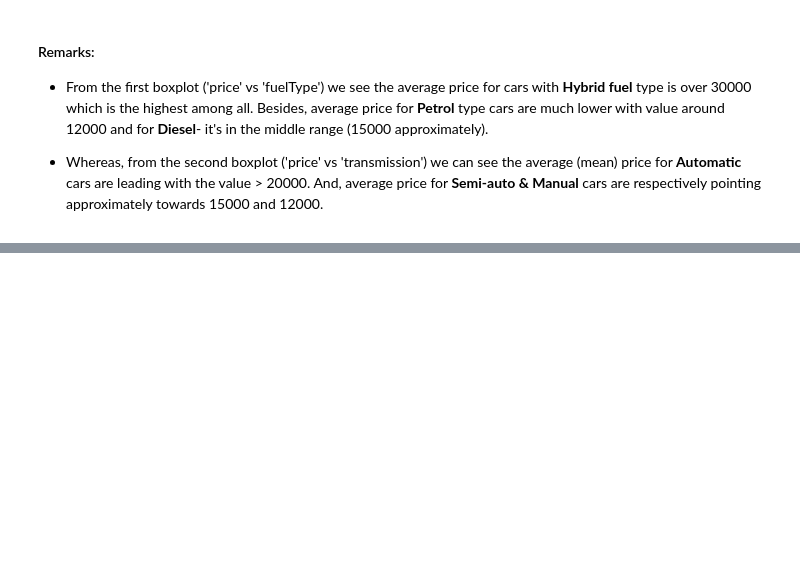
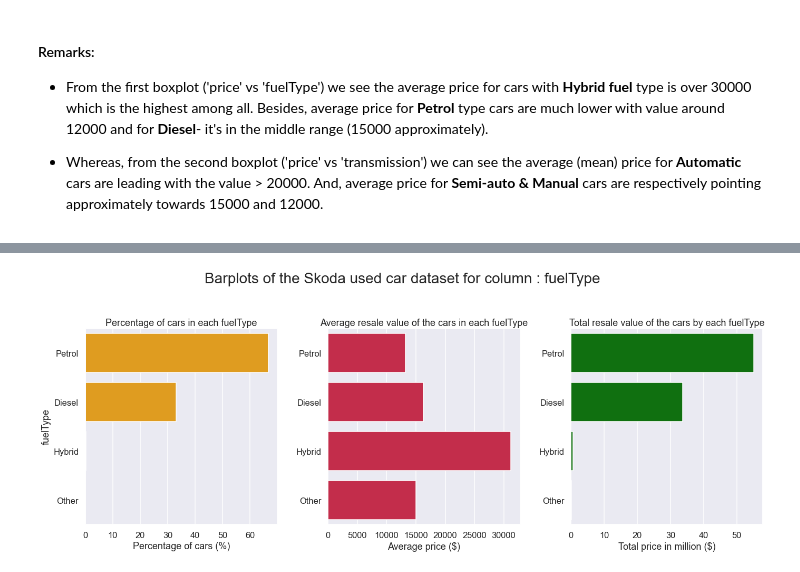
Before and after one commit to roypriyanka7/Skoda_Used_Car_Analysis, a Jupyter notebook: skoda_used_car_EDA.ipynb, the cells around one changed output, grey strips where cells are left out. Saved outputs shown, nothing was run; the diff lists cells and outputs as text; code cells hidden in the pictures; blank space fills up the shorter version.

```diff
--- a/skoda_used_car_EDA.ipynb
+++ b/skoda_used_car_EDA.ipynb
@@ -365,0 +501,4 @@ plt.show()
+# %%
+bar('fuelType')
+# %% [output]
+[figure, added]
```
Also changed, not shown: parts of 21 cells of this notebook.
